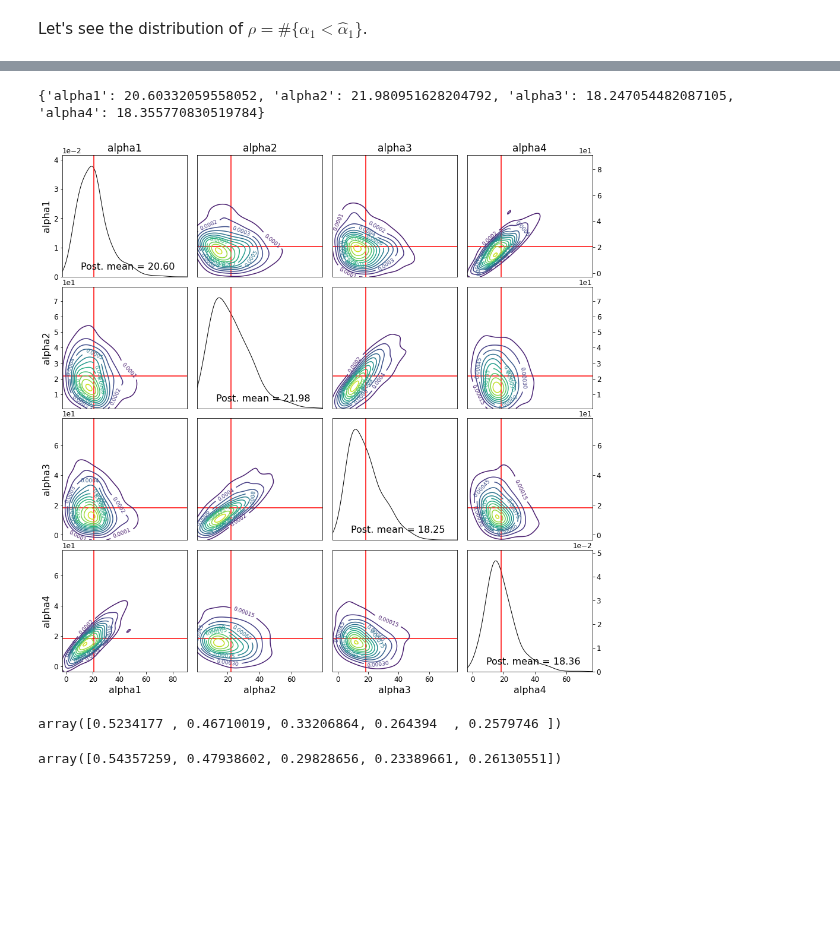
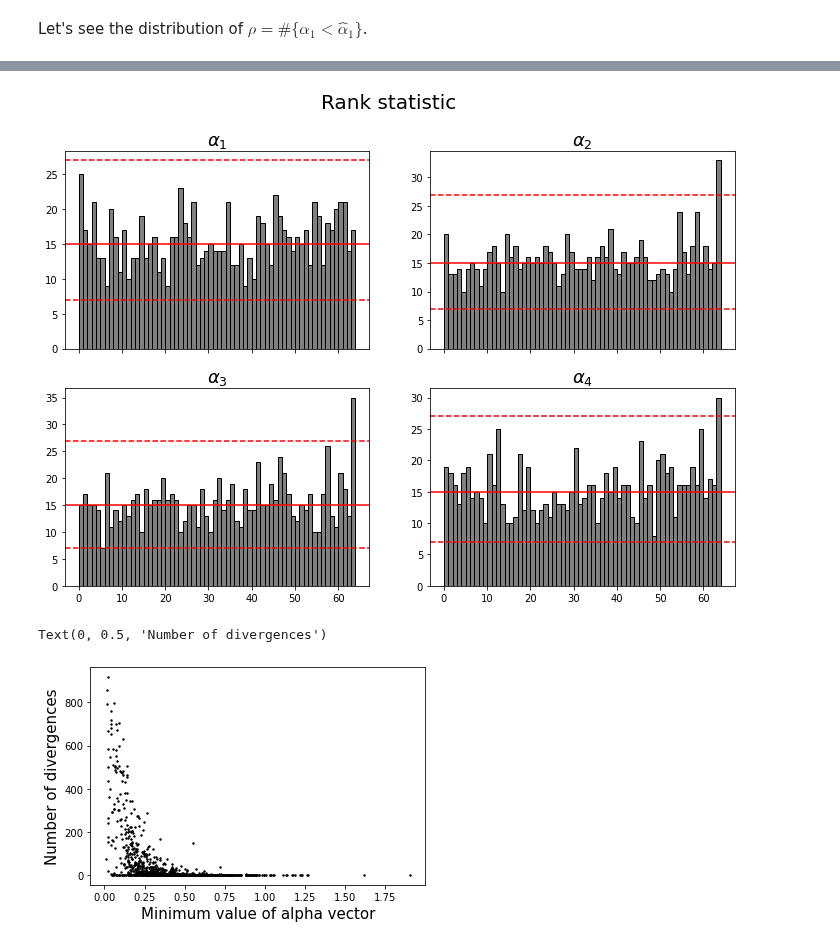
Before and after one commit to lucasmoschen/bivariate-beta, a Jupyter notebook: notebooks/bayesian_estimation_biv_beta.ipynb, the cells around one changed output, grey strips where cells are left out. Cells and saved outputs as stored; diff of their text form; code cells hidden in the pictures; blank space fills up the shorter version.

```diff
--- a/notebooks/bayesian_estimation_biv_beta.ipynb
+++ b/notebooks/bayesian_estimation_biv_beta.ipynb
@@ -60,4 +51,4 @@ def generate_data(true_alpha, n, seed):
     X = U[:,0] + U[:,1]
     Y = U[:,0] + U[:,2]
     XY = np.column_stack([X,Y])
-    return U[:,0], XY
+    return XY, U
@@ -360,5 +63,5 @@ Consider the prior $\alpha \sim \operatorname{Gamma}(a=1, b=1)$
 # %%
-a, b = 1, 1
+a, b = 2,2
 
 # Gamma hyperparameters
 a = a*np.ones(4)
@@ -377,26 +80,29 @@ n = 50
 
 data = {'n': n, 'prior_alpha': 1, 'a': a, 'b': b, 'm': m, 'r': r, 'p': p, 'lambda': lambd, 'c': c}
 
-R = 10
+R = 63
+N = 1000
 # %% [markdown]
 Let's see the distribution of $\rho = \#\{\alpha_1 < \hat{\alpha}_1\}$.
 # %%
 rho_values = []
 rng = np.random.RandomState(831290)
-for i in tqdm.tqdm(range(200)):
+
+for _ in tqdm.trange(N):
     true_alpha = rng.gamma(shape=a, scale=1/b, size=4)
-    seed=rng.randint(100000)
-    XY = generate_data(true_alpha, n, seed=seed)
-    # Sometimes, numpy sampler is not good when alpha is small.
-    XY[XY>=1] = 1 - 1e-10
-    XY[XY<=0] = 1e-10
+    seed=rng.randint(831290)
+    XY, U = generate_data(true_alpha, n, seed=seed)
+    if U[U<=0].shape[0] + XY[XY>=1].shape[0] > 0:
+        print(len(rho_values))
+        continue
     data['xy'] = XY
     model_fit = model3.sample(data=data, iter_warmup=1000, iter_sampling=1000, chains=1, adapt_delta=0.9,
                               show_progress=False, show_console=False)
-    alpha1 = np.random.choice(model_fit.stan_variables()['alpha'][:,0], size=R, replace=False)
-    rho = np.sum(alpha1 > true_alpha[0])
+    alpha_estimates = (model_fit.stan_variables()['alpha'])[rng.choice(range(1000), size=R, replace=False)]
+    rho = np.sum(alpha_estimates > true_alpha, axis=0)
     rho_values.append({'rho': rho,
                        'diagnose': model_fit.diagnose(),
                        'true_alpha': true_alpha,
                        'seed': seed,
-                       'XY': XY})
+                       'XY': XY,
+                       'U': U})
@@ -715,11 +110,0 @@ journal = sampler.sample([XY], steps=3, n_samples=250, epsilon_init=[0.5])
-# %%
-par = journal.get_parameters()
-# post analysis
-print(journal.posterior_mean())
-# %% [output]
-{'alpha1': 20.60332059558052, 'alpha2': 21.980951628204792, 'alpha3': 18.247054482087105, 'alpha4': 18.355770830519784}
-# %%
-journal.plot_posterior_distr()
-plt.show()
-# %% [output]
-[figure, removed]
@@ -731,8 +111,17 @@ XY2 = list(np.column_stack([X,Y]))
-# %%
-statistics_calculator.statistics(XY).mean(axis=0)
-# %% [output]
-array([0.5234177 , 0.46710019, 0.33206864, 0.264394  , 0.2579746 ])
-# %%
-statistics_calculator.statistics(XY2).mean(axis=0)
-# %% [output]
-array([0.54357259, 0.47938602, 0.29828656, 0.23389661, 0.26130551])
+# %%
+fig, ax = plt.subplots(2,2,figsize=(12,8), sharex=True)
+
+for i in range(4):
+    ax[i//2,i%2].hist(np.array([i['rho'] for i in rho_values])[:,i], color='grey', edgecolor='black', bins=range(R+2))
+    ax[i//2,i%2].set_title(r'$\alpha_{}$'.format(i+1), fontsize=18)
+
+for i in range(2):
+    for j in range(2):
+        ax[i,j].axhline(stats.binom(n=len(rho_values), p=1/(R+1)).ppf(0.005), color='red', linestyle='--')
+        ax[i,j].axhline(stats.binom(n=len(rho_values), p=1/(R+1)).ppf(0.5), color='red', linestyle='-')
+        ax[i,j].axhline(stats.binom(n=len(rho_values), p=1/(R+1)).ppf(0.995), color='red', linestyle='--')
+
+fig.suptitle('Rank statistic', fontsize=20)
+plt.show()
+# %% [output]
+[figure, added]
@@ -738,0 +144,7 @@ array([0.54357259, 0.47938602, 0.29828656, 0.23389661, 0.26130551])
+# %%
+plt.scatter(values[:,0], values[:,1], s=2, color='black')
+plt.xlabel('Minimum value of alpha vector', fontsize=15)
+plt.ylabel('Number of divergences', fontsize=15)
+# %% [output]
+Text(0, 0.5, 'Number of divergences')
+[figure, added]
```
Also changed, not shown: parts of 48 cells of this notebook, 1 other file.
